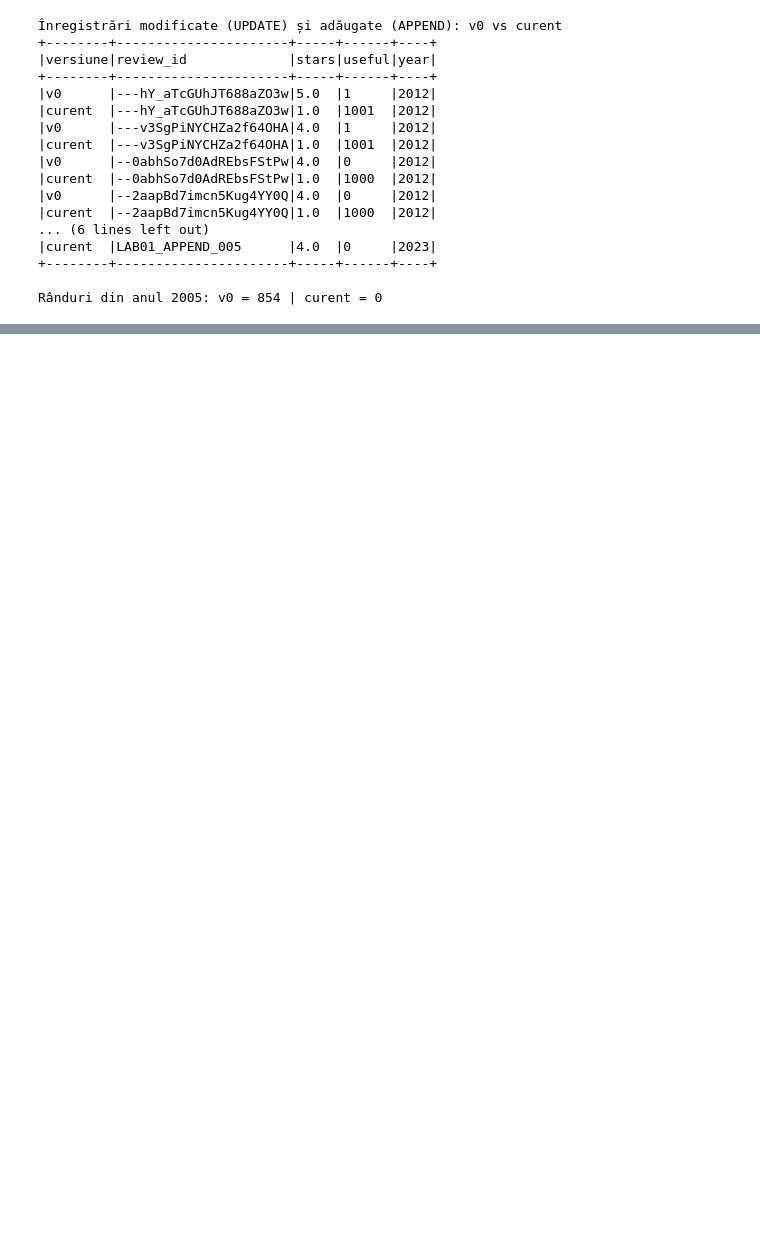
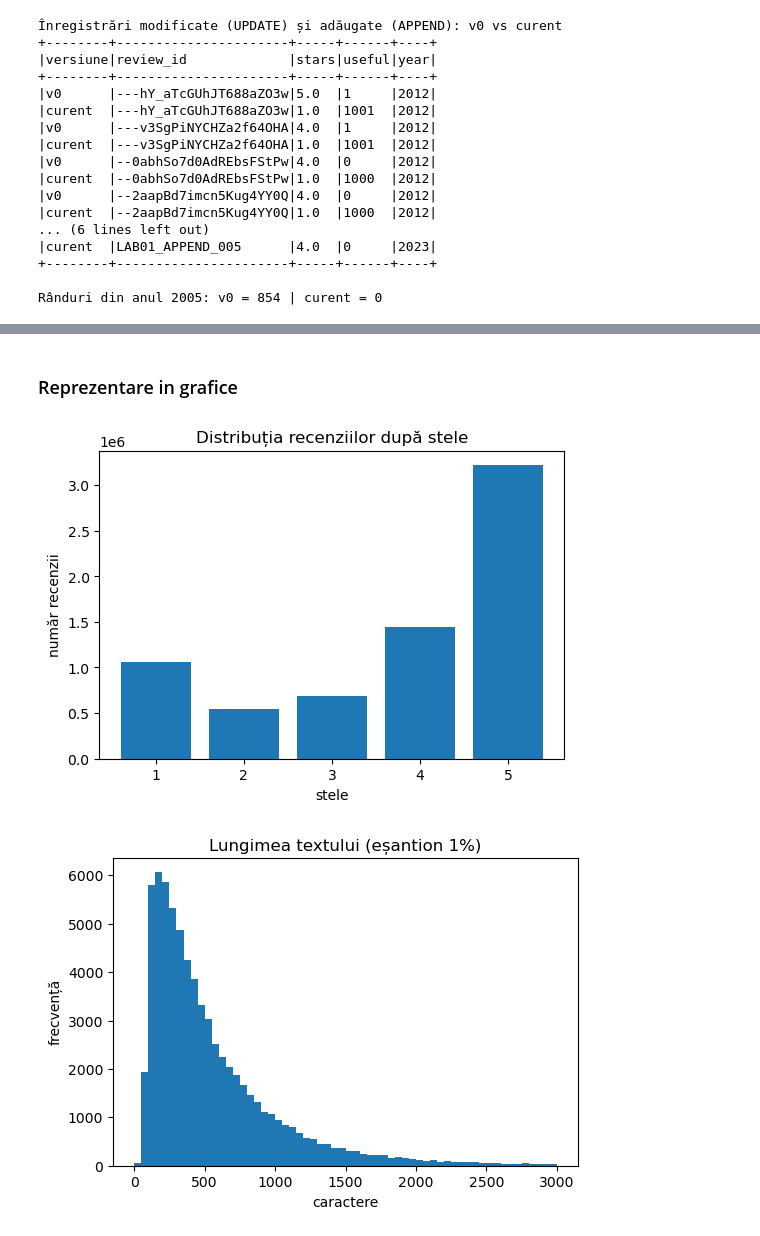
Before and after one commit to iovanom/big_data_course, a Jupyter notebook: laborator_1/notebooks/L01_storage_yelp.ipynb, the cells around one changed output, grey strips where cells are left out. Cells and saved outputs as stored; diff of their text form; code cells hidden in the pictures; blank space fills up the shorter version.

```diff
--- a/laborator_1/notebooks/L01_storage_yelp.ipynb
+++ b/laborator_1/notebooks/L01_storage_yelp.ipynb
@@ -906,0 +1066,8 @@ Concluzii generate din valorile măsurate:
+# %%
+(df_processed.repartition("year")
+    .write.format("delta").mode("overwrite").option("overwriteSchema", "true")
+    .partitionBy("year").save(str(PROCESSED_DIR)))
+
+processed = spark.read.format("delta").load(str(PROCESSED_DIR))
+print(f"Rânduri processed: {processed.count():,}")
+processed.printSchema()
@@ -906,0 +1143,19 @@ Concluzii generate din valorile măsurate:
+# %% [markdown]
+### Reprezentare in grafice
+# %%
+import matplotlib.pyplot as plt
+
+stars_pd = processed.groupBy("stars").count().orderBy("stars").toPandas()
+fig, ax = plt.subplots(figsize=(6, 4))
+ax.bar(stars_pd["stars"].astype(int).astype(str), stars_pd["count"])
+ax.set(title="Distribuția recenziilor după stele", xlabel="stele", ylabel="număr recenzii")
+fig.savefig(FIG_DIR / "stars_distribution.png", dpi=120, bbox_inches="tight"); plt.show()
+
+sample_pd = processed.select("text_length").sample(fraction=0.01, seed=42).toPandas()
+fig, ax = plt.subplots(figsize=(6, 4))
+ax.hist(sample_pd["text_length"], bins=60, range=(0, 3000))
+ax.set(title="Lungimea textului (eșantion 1%)", xlabel="caractere", ylabel="frecvență")
+fig.savefig(FIG_DIR / "text_length_hist.png", dpi=120, bbox_inches="tight"); plt.show()
+# %% [output]
+[figure, added]
+[figure, added]
```
Also changed, not shown: parts of 87 cells of this notebook, 15 other files.
